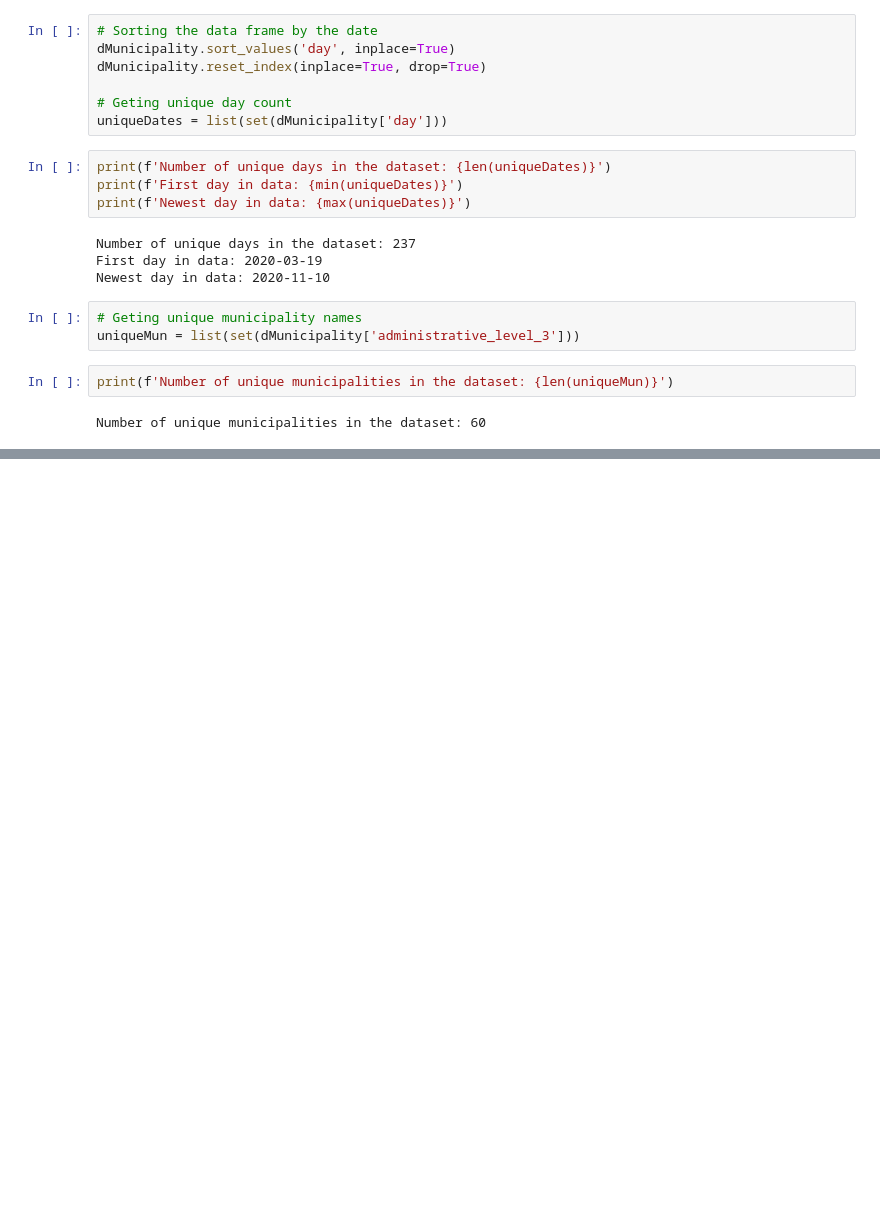
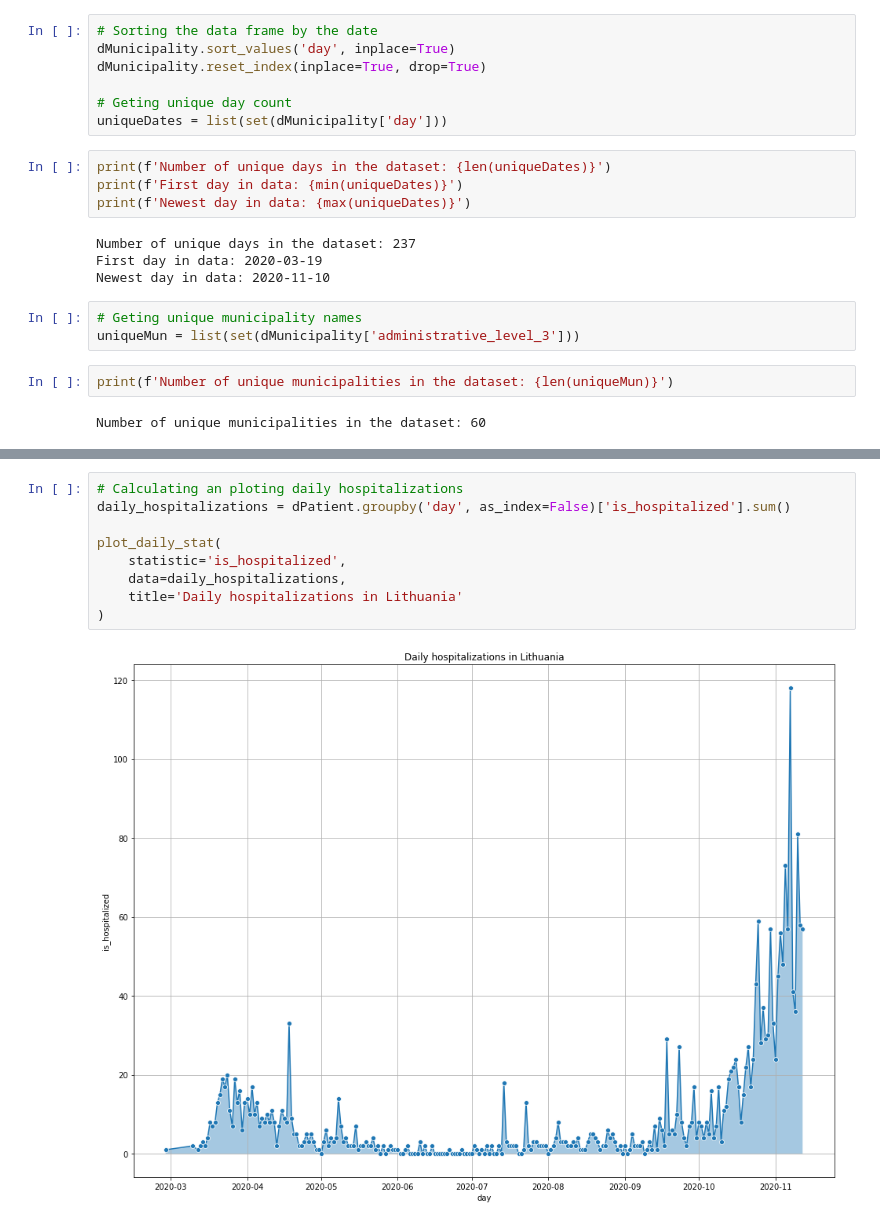
Before and after one commit to Eligijus112/covid19-Lithuania, a Jupyter notebook: Explanatory analysis.ipynb, the cells around one changed output, grey strips where cells are left out. Cells and saved outputs as stored; diff of their text form; blank space fills up the shorter version.

```diff
--- a/Explanatory analysis.ipynb
+++ b/Explanatory analysis.ipynb
@@ -101,0 +200,11 @@ Number of unique municipalities in the dataset: 60
+# %%
+# Calculating an ploting daily hospitalizations
+daily_hospitalizations = dPatient.groupby('day', as_index=False)['is_hospitalized'].sum()
+
+plot_daily_stat(
+    statistic='is_hospitalized',
+    data=daily_hospitalizations,
+    title='Daily hospitalizations in Lithuania'
+)
+# %% [output]
+[figure, added]
```
Also changed, not shown: parts of 18 cells of this notebook.
